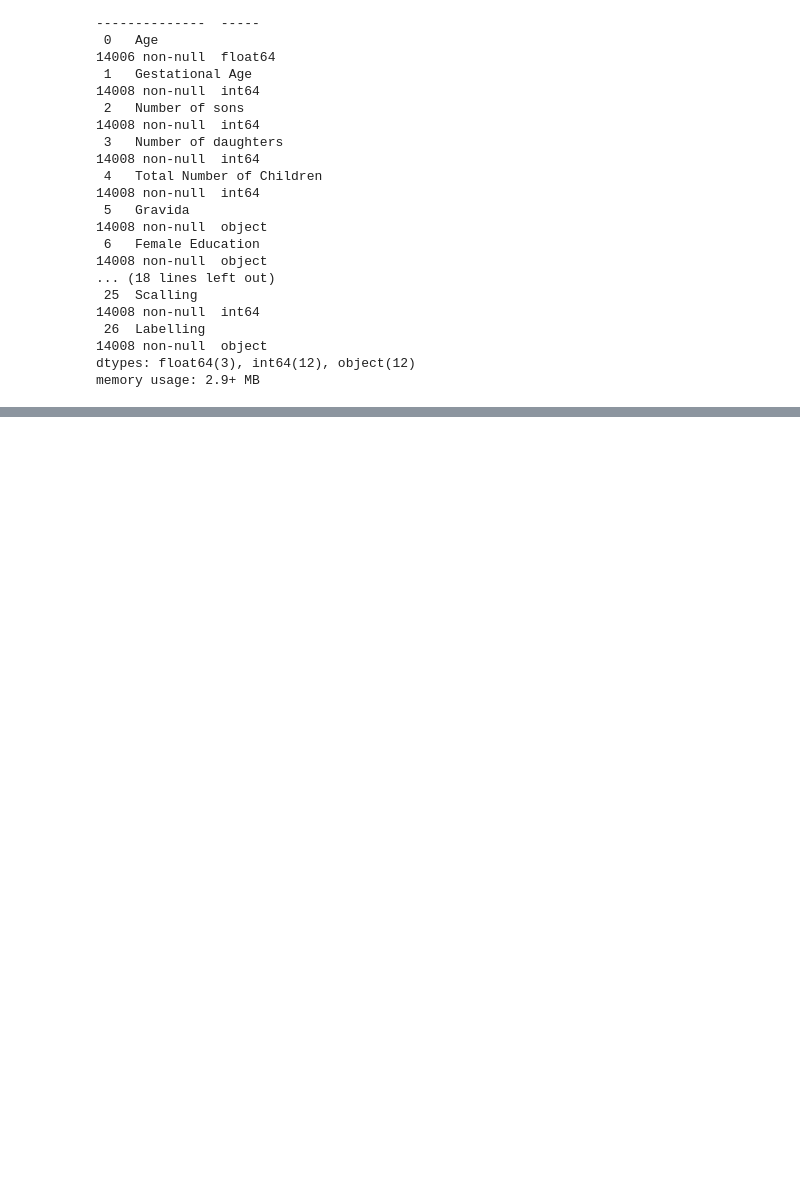
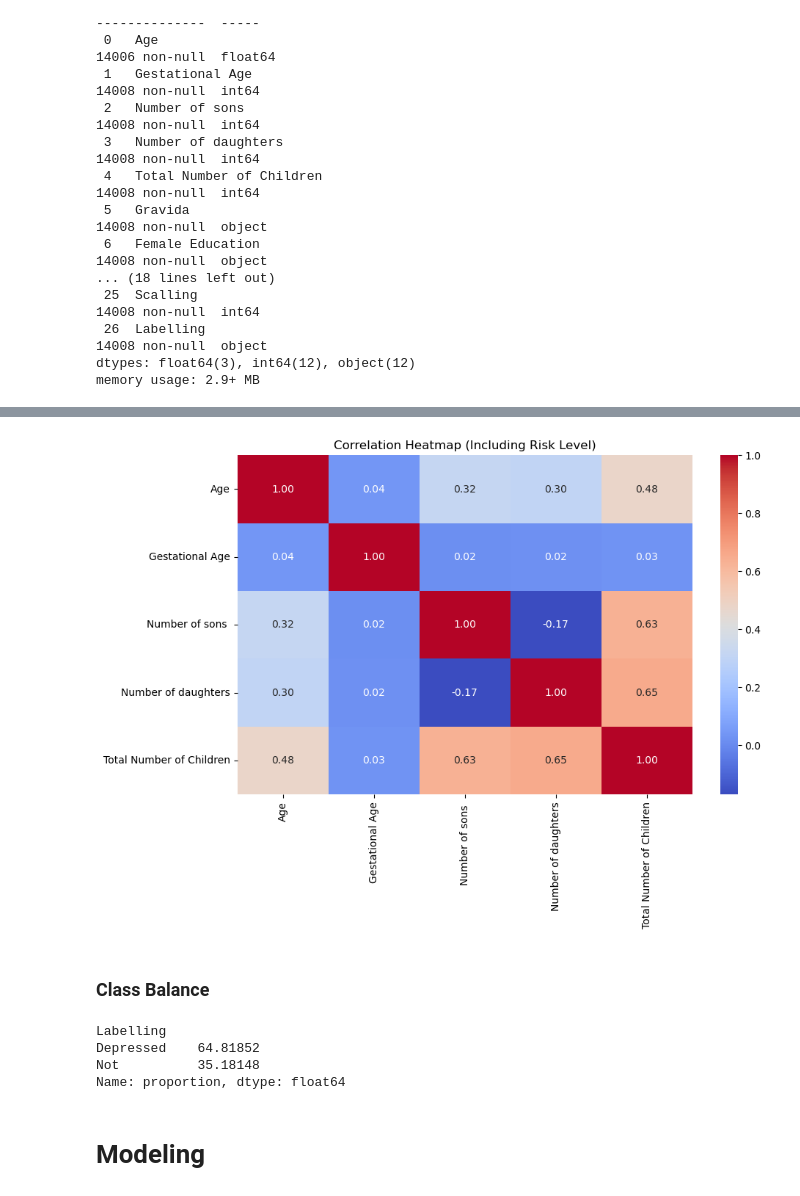
Before and after one commit to munircole/Predictive-Health-Monitoring-Model-for-Nursing-Mothers, a Jupyter notebook: postpartum-depression.ipynb, the cells around one changed output, grey strips where cells are left out. Drawn from its saved outputs; the diff is of its cells as text; code cells hidden in the pictures; blank space fills up the shorter version.

```diff
--- a/postpartum-depression.ipynb
+++ b/postpartum-depression.ipynb
@@ -78,0 +283,21 @@ memory usage: 2.9+ MB
+# %%
+#correlation Heatmap
+corr_matrix = df[num_cols].corr()
+
+plt.figure(figsize=(10, 6))
+sns.heatmap(corr_matrix, annot=True, cmap="coolwarm", fmt=".2f")
+plt.title("Correlation Heatmap (Including Risk Level)")
+plt.show()
+# %% [output]
+[figure, added]
+# %% [markdown]
+### Class Balance <a class="anchor" id="classbalance"></a>
+# %%
+df["Labelling"].value_counts(normalize=True) *100
+# %% [output]
+Labelling
+Depressed    64.81852
+Not          35.18148
+Name: proportion, dtype: float64
+# %% [markdown]
+# Modeling <a class="anchor" id="modeling"></a>
```
Also changed, not shown: parts of 56 cells of this notebook, 2 other files.
